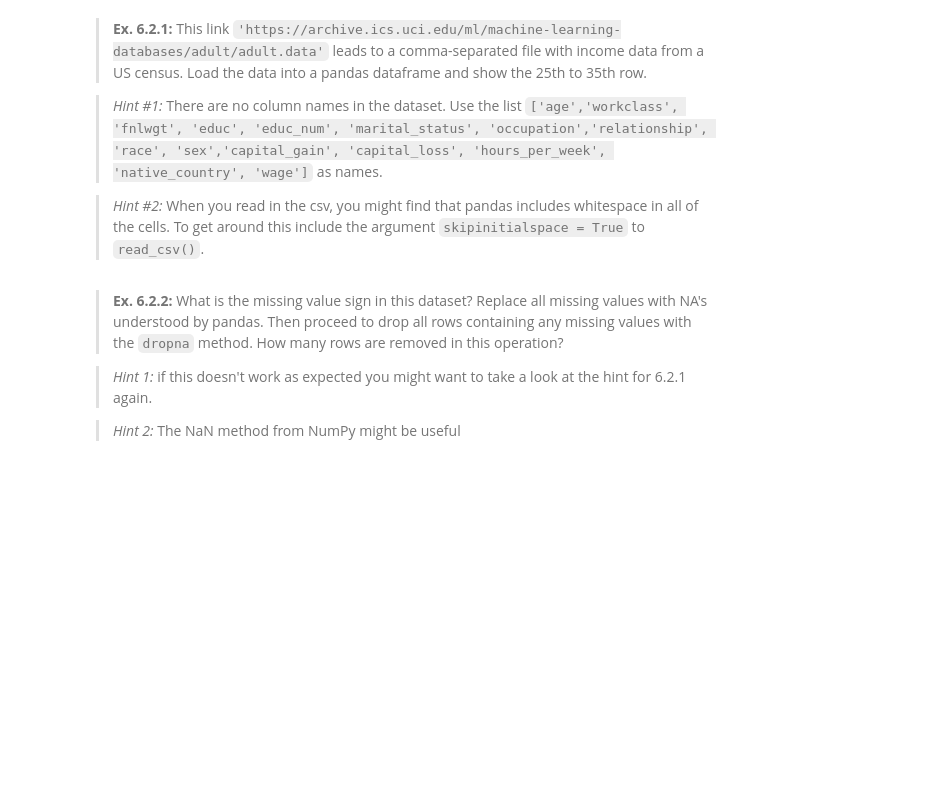
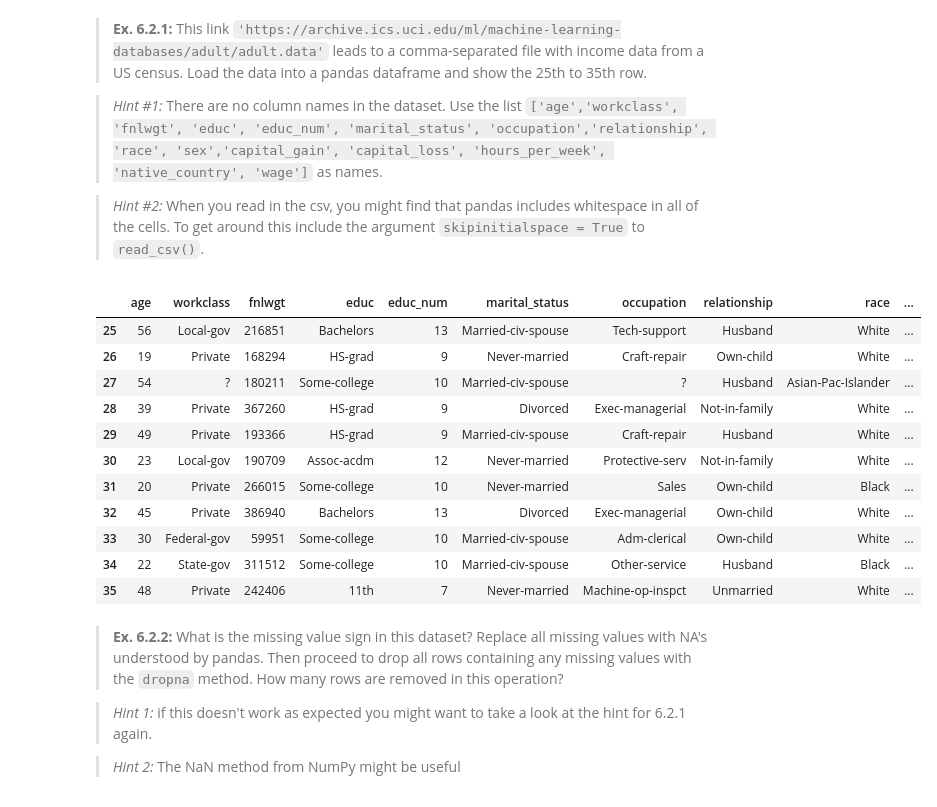
Before and after one commit to BjornCilleborg/sds2019, a Jupyter notebook: Exercise/exercise_6-Copy1.ipynb, the cells around one changed output. Drawn from its saved outputs; the diff is of its cells as text; code cells hidden in the pictures; blank space fills up the shorter version.

```diff
--- a/Exercise/exercise_6-Copy1.ipynb
+++ b/Exercise/exercise_6-Copy1.ipynb
@@ -164,3 +142,21 @@ In this section we will use [this dataset](https://archive.ics.uci.edu/ml/datase
+# %%
+# [Answer to Ex. 6.2.1]
+df = pd.read_csv('https://archive.ics.uci.edu/ml/machine-learning-databases/adult/adult.data', sep=',', header=None, skipinitialspace = True)
+df.columns = ['age','workclass', 'fnlwgt', 'educ', 'educ_num', 'marital_status', 'occupation','relationship', 'race', 'sex','capital_gain', 'capital_loss', 'hours_per_week', 'native_country', 'wage']
+display(df[25:36])
+# %% [output]
+|  | age | workclass | fnlwgt | educ | educ_num | marital_status | occupation | relationship | race | ... |
+| 25 | 56 | Local-gov | 216851 | Bachelors | 13 | Married-civ-spouse | Tech-support | Husband | White | ... |
+| 26 | 19 | Private | 168294 | HS-grad | 9 | Never-married | Craft-repair | Own-child | White | ... |
+| 27 | 54 | ? | 180211 | Some-college | 10 | Married-civ-spouse | ? | Husband | Asian-Pac-Islander | ... |
+| 28 | 39 | Private | 367260 | HS-grad | 9 | Divorced | Exec-managerial | Not-in-family | White | ... |
+| 29 | 49 | Private | 193366 | HS-grad | 9 | Married-civ-spouse | Craft-repair | Husband | White | ... |
+| 30 | 23 | Local-gov | 190709 | Assoc-acdm | 12 | Never-married | Protective-serv | Not-in-family | White | ... |
+| 31 | 20 | Private | 266015 | Some-college | 10 | Never-married | Sales | Own-child | Black | ... |
+| 32 | 45 | Private | 386940 | Bachelors | 13 | Divorced | Exec-managerial | Own-child | White | ... |
+| 33 | 30 | Federal-gov | 59951 | Some-college | 10 | Married-civ-spouse | Adm-clerical | Own-child | White | ... |
+| 34 | 22 | State-gov | 311512 | Some-college | 10 | Married-civ-spouse | Other-service | Husband | Black | ... |
+| 35 | 48 | Private | 242406 | 11th | 7 | Never-married | Machine-op-inspct | Unmarried | White | ... |
 # %% [markdown]
 > **Ex. 6.2.2:** What is the missing value sign in this dataset? Replace all missing values with NA's understood by pandas. Then proceed to drop all rows containing any missing values with the  `dropna` method. How many rows are removed in this operation?
 
```
Also changed, not shown: parts of 8 cells of this notebook, 1 other file.
